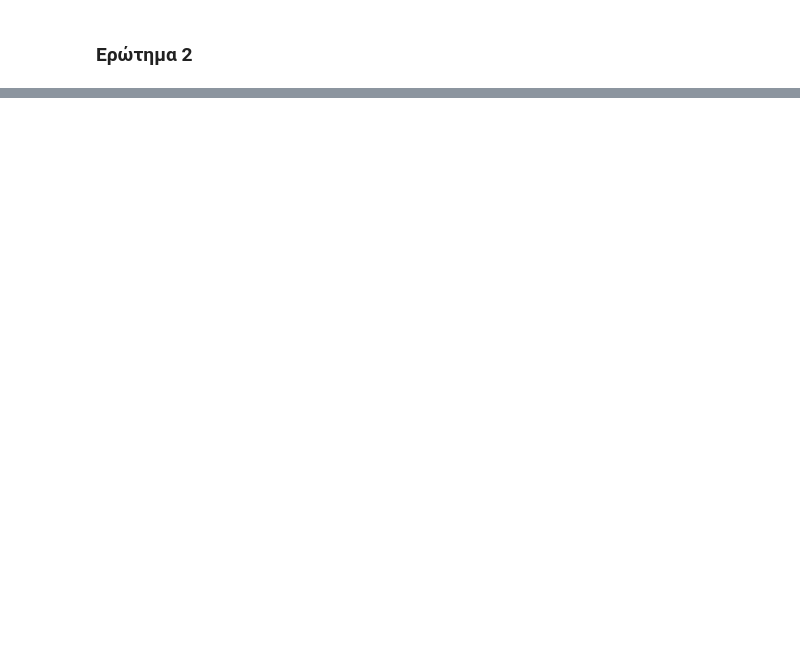
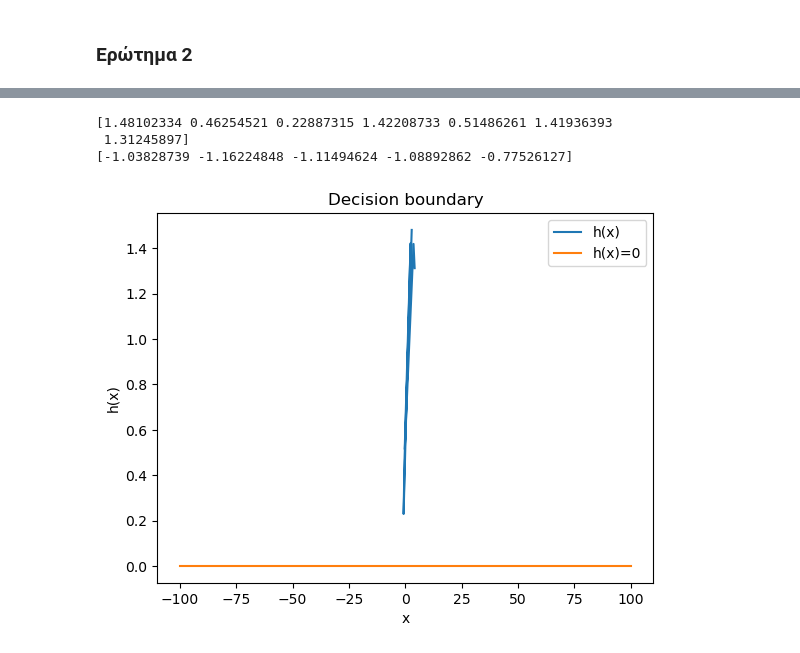
Before and after one commit to bilonio/ProjectML, a Jupyter notebook: Team30-AC.ipynb, the cells around one changed output, grey strips where cells are left out. Saved outputs shown, nothing was run; the diff lists cells and outputs as text; code cells hidden in the pictures; blank space fills up the shorter version.

```diff
--- a/Team30-AC.ipynb
+++ b/Team30-AC.ipynb
@@ -197,0 +202,21 @@ print(classifier_bayes.predict(D2, 7/12, 5/12, thetas, dtheta))
+# %%
+print(classifier_bayes.predict(D1, 7/12, 5/12, thetas, dtheta))
+
+print(classifier_bayes.predict(D2, 7/12, 5/12, thetas, dtheta))
+
+# Prediction for the new dataset
+prediction = classifier_bayes.predict(D, 7/12, 5/12, thetas, dtheta)
+
+# Plot prediction for the new dataset
+plt.plot(D, prediction)
+plt.plot(D, zero)
+plt.legend(["h(x)", "h(x)=0"])
+plt.xlabel("x")
+plt.ylabel("h(x)")
+plt.title("Decision boundary")
+plt.show()
+# %% [output]
+[1.48102334 0.46254521 0.22887315 1.42208733 0.51486261 1.41936393
+ 1.31245897]
+[-1.03828739 -1.16224848 -1.11494624 -1.08892862 -0.77526127]
+[figure, added]
```
Also changed, not shown: parts of 3 cells of this notebook.
